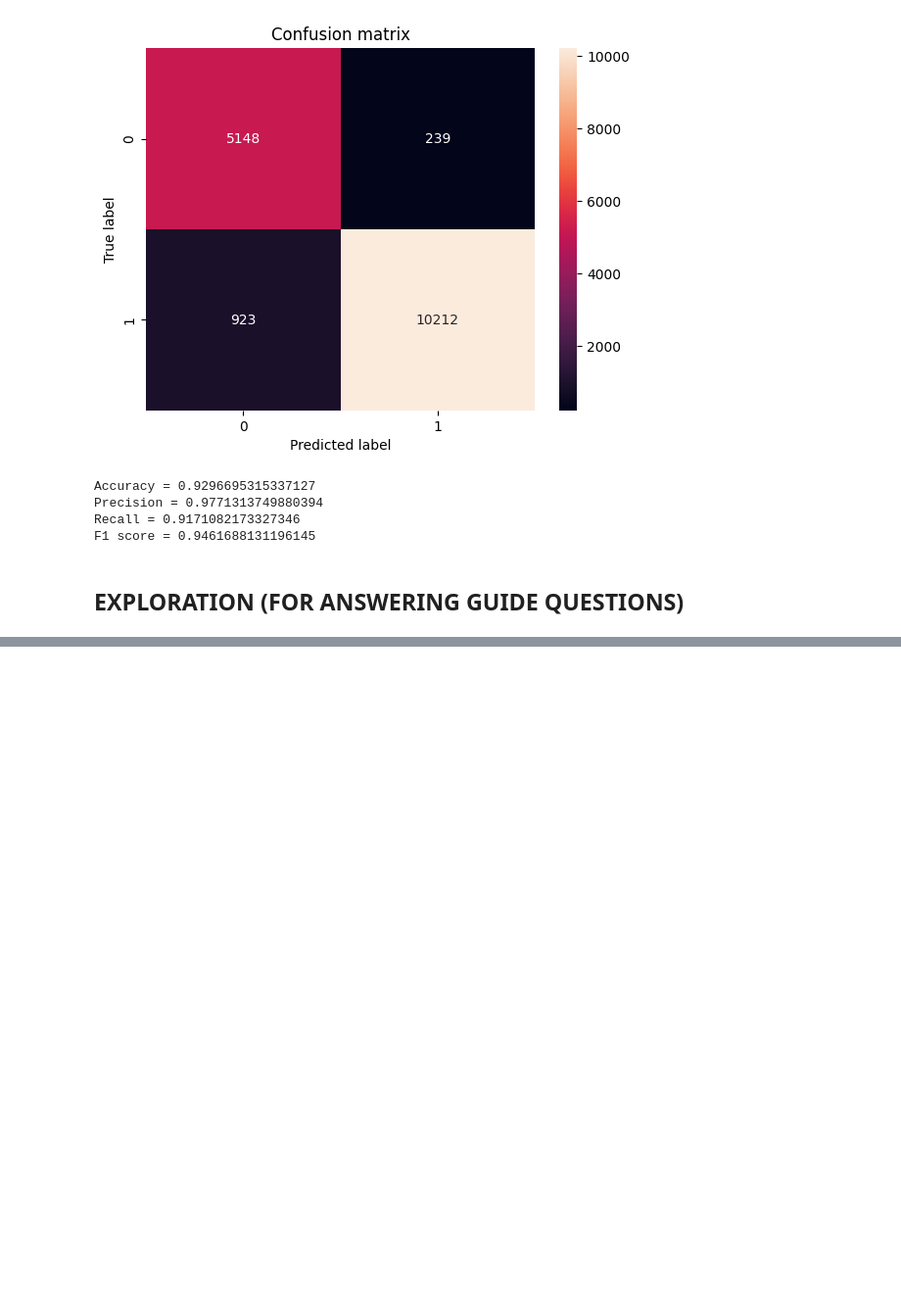
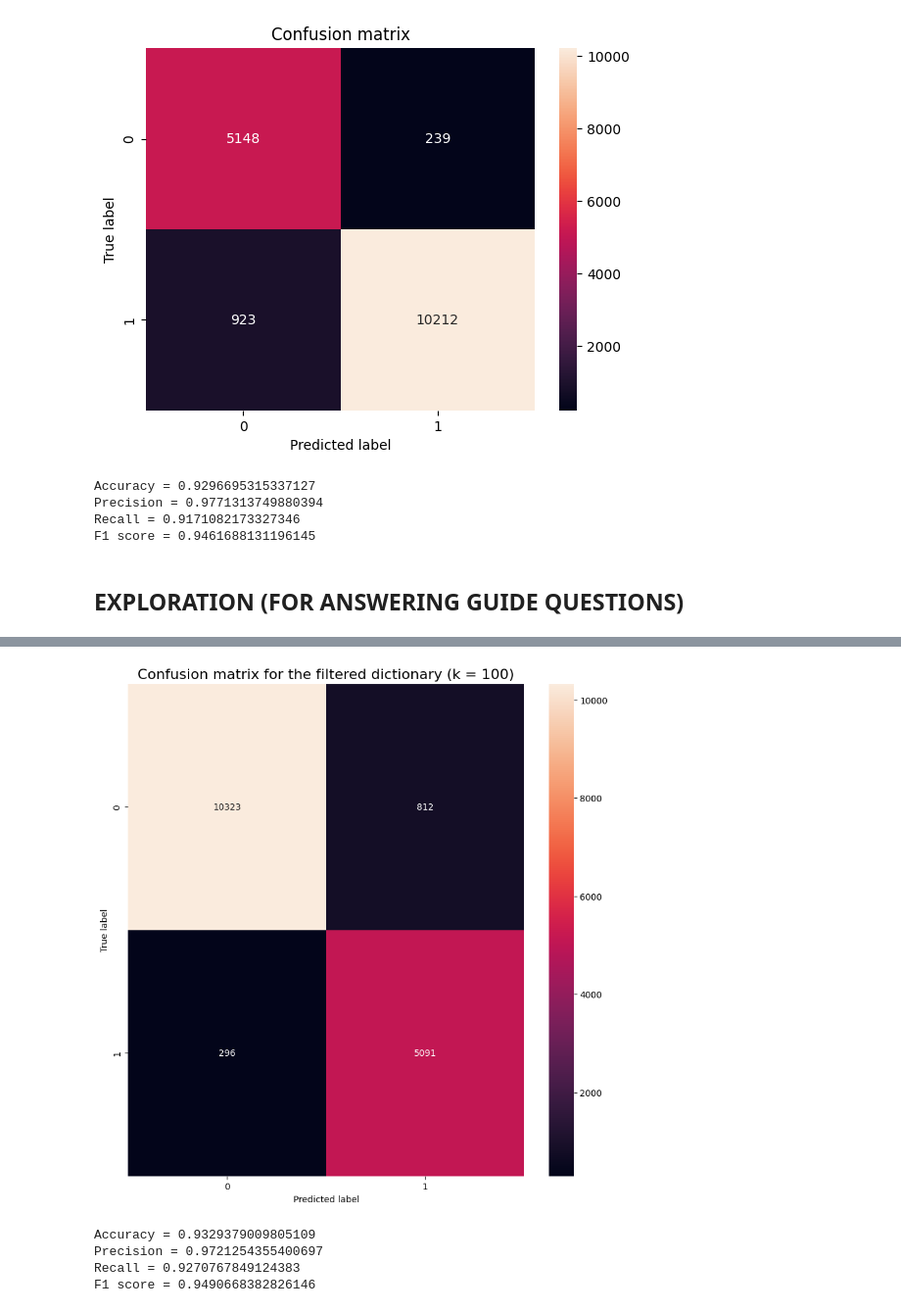
Before and after one commit to GravitonXD/OLARTE_ML, a Jupyter notebook: HW6/hw6-olarte.ipynb, the cells around one changed output, grey strips where cells are left out. Shown at 98% size. Drawn from its saved outputs; the diff is of its cells as text; code cells hidden in the pictures; blank space fills up the shorter version.

```diff
--- a/HW6/hw6-olarte.ipynb
+++ b/HW6/hw6-olarte.ipynb
@@ -359,0 +583,25 @@ F1 score = 0.9461688131196145
+# %%
+# Train the classifier with the filtered dictionary (k = 100)
+
+# Creation of Feature Matrix
+feature_matrix_spam = np.zeros((len(train_spam_df), len(filtered_dict_100_list)))
+# Settting the feature matrix for spam
+for index in range(len(train_spam_df)):
+    for word in str(train_spam_df.iloc[index]['email_message']).split():
+        if word in filtered_dict_100:
+            feature_matrix_spam[index][filtered_dict_100_list.index(word)] = 1
+feature_matrix_ham = np.zeros((len(train_ham_df), 10000))
+# Setting the feature matrix for ham
+for index in range(len(train_ham_df)):
+    for word in str(train_ham_df.iloc[index]['email_message']).split():
+        if word in filtered_dict_100:
+            feature_matrix_ham[index][filtered_dict_100_list.index(word)] = 1
+
+# Apply Laplace Smoothing
+p_word_given_spam, p_word_given_ham = laplace_smoothing(feature_matrix_spam, feature_matrix_ham, 1, 2, filtered_dict_100_list)
+
+# Copy the test_df and drop predicted column
+test_df_100 = test_df.copy()
+test_df_100.drop('predicted', axis=1, inplace=True)
+# Test the classifier
+test_df_100['predicted'] = test_df_100['email_message'].apply(lambda x: classify(x, p_word_given_spam, p_word_given_ham, p_spam, p_ham, filtered_dict_100, filtered_dict_100_list))
@@ -359,0 +624,32 @@ F1 score = 0.9461688131196145
+# %%
+# Let's check the confusion matrix for the filtered dictionary (k = 100)
+actual_100 = test_df_100['category']
+predicted_100 = test_df_100['predicted']
+cm_100 = confusion_matrix(actual_100, predicted_100, labels=[1, 0])
+
+# Plot the confusion matrix for the filtered dictionary (k = 100)
+plt.figure(figsize=(10, 10))
+# Plot the confusion matrix
+sns.heatmap(cm_100, annot=True, fmt='d')
+plt.title('Confusion matrix for the filtered dictionary (k = 100)', fontsize=16)
+plt.ylabel('True label')
+plt.xlabel('Predicted label')
+plt.show()
+# %% [output]
+[figure, added]
+# %%
+# Accuracy, Precision, Recall and F1 Score for the filtered dictionary (k = 100)
+accuracy_100 = accuracy_score(actual_100, predicted_100)
+precision_100 = precision_score(actual_100, predicted_100)
+recall_100 = recall_score(actual_100, predicted_100)
+f1_100 = f1_score(actual_100, predicted_100)
+
+print(f"Accuracy = {accuracy_100}")
+print(f"Precision = {precision_100}")
+print(f"Recall = {recall_100}")
+print(f"F1 score = {f1_100}")
+# %% [output]
+Accuracy = 0.9329379009805109
+Precision = 0.9721254355400697
+Recall = 0.9270767849124383
+F1 score = 0.9490668382826146
```
Also changed, not shown: parts of 44 cells of this notebook.
